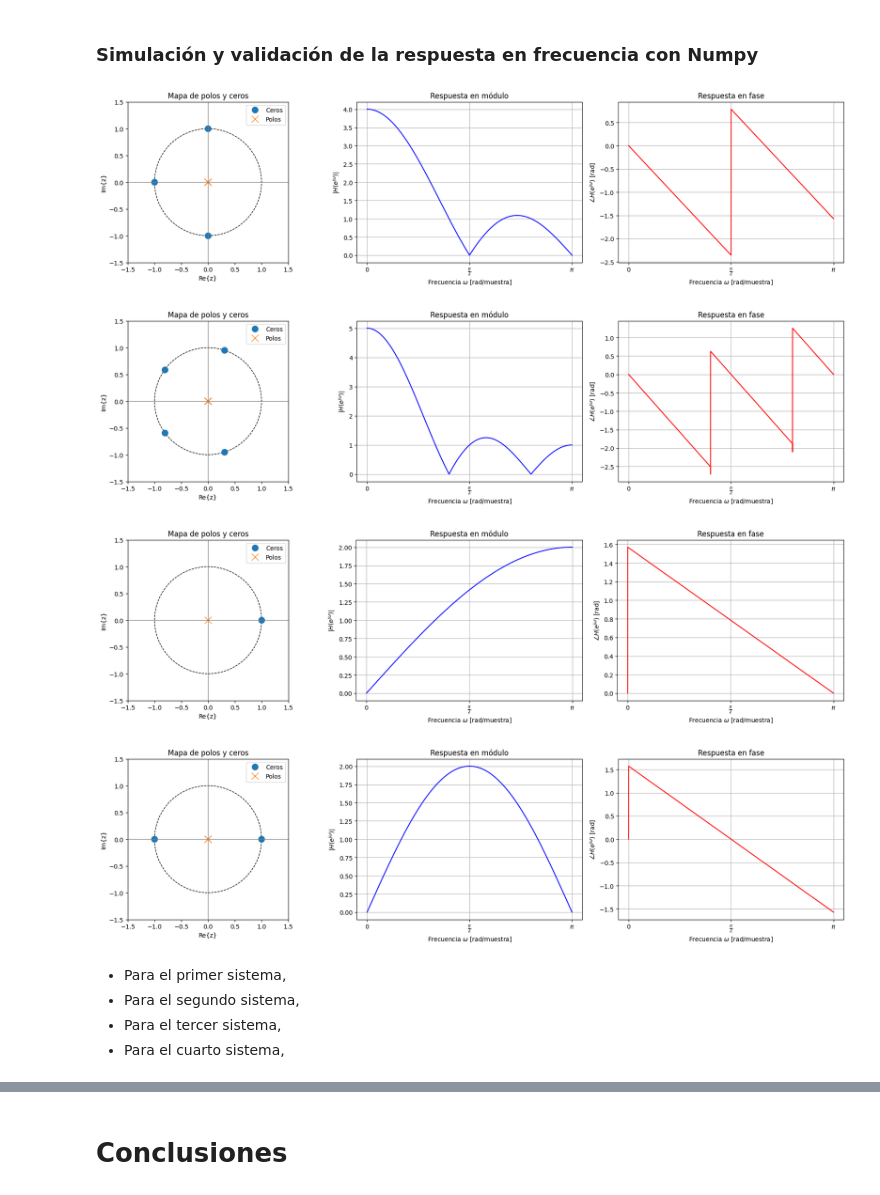
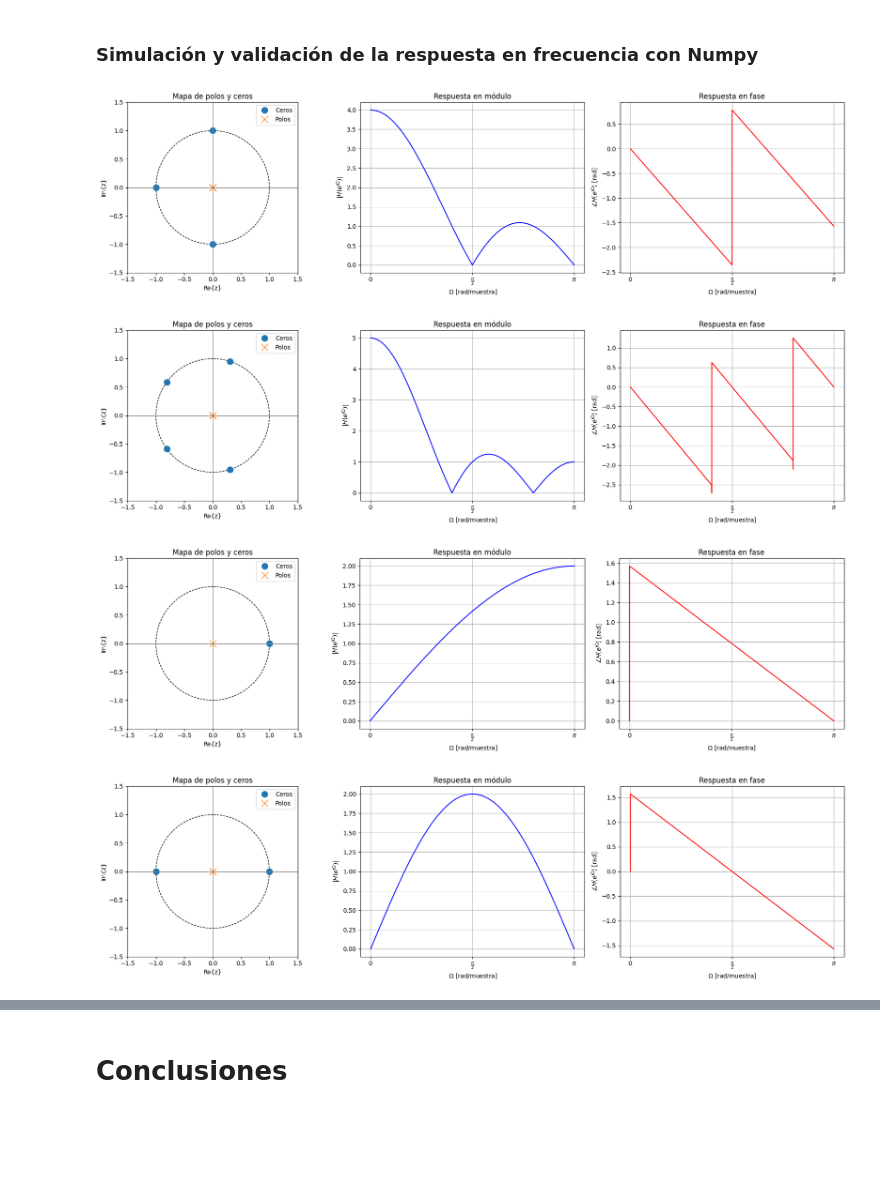
Before and after one commit to NicoSewrjugin/APS, a Jupyter notebook: TS7/TS7-Sewrjugin-Gervasi-UNSAM.ipynb, the cells around one changed output, grey strips where cells are left out. Saved outputs shown, nothing was run; the diff lists cells and outputs as text; code cells hidden in the pictures; blank space fills up the shorter version.

```diff
--- a/TS7/TS7-Sewrjugin-Gervasi-UNSAM.ipynb
+++ b/TS7/TS7-Sewrjugin-Gervasi-UNSAM.ipynb
@@ -109,8 +109,8 @@ def plot_freq_response(num, den):
     # Respuesta en módulo
     axs[1].plot(w, np.abs(h), 'b')
     axs[1].set_title("Respuesta en módulo")
-    axs[1].set_xlabel(r'Frecuencia $\omega$ [rad/muestra]')
-    axs[1].set_ylabel(r'$|H(e^{j\omega})|$')
+    axs[1].set_xlabel(r' $\Omega$ [rad/muestra]')
+    axs[1].set_ylabel(r'$|H(e^{j\Omega})|$')
     axs[1].grid(True)
     axs[1].set_xticks([0, np.pi/2, np.pi])
     axs[1].set_xticklabels([r'$0$', r'$\frac{\pi}{2}$', r'$\pi$'])
@@ -118,49 +118,44 @@ def plot_freq_response(num, den):
     # Respuesta en fase
     axs[2].plot(w, np.angle(h), 'r')
     axs[2].set_title("Respuesta en fase")
-    axs[2].set_xlabel(r'Frecuencia $\omega$ [rad/muestra]')
-    axs[2].set_ylabel(r'$\angle H(e^{j\omega})$ [rad]')
+    axs[2].set_xlabel(r'$\Omega$ [rad/muestra]')
+    axs[2].set_ylabel(r'$\angle H(e^{j\Omega})$ [rad]')
     axs[2].grid(True)
     axs[2].set_xticks([0, np.pi/2, np.pi])
     axs[2].set_xticklabels([r'$0$', r'$\frac{\pi}{2}$', r'$\pi$'])
 
 
-    plt.tight_layout(rect=[0, 0, 1, 0.95])
+    plt.tight_layout(rect=[0, 0, 1, 1])
     plt.show()
 
 #%% Sistema A
 num = [1, 1, 1, 1]  # 1 + z + z^2 + z^3
 den = [1, 0, 0, 0]  # z^3
 
 plot_freq_response(num, den)
 
 #%% Sistema B
 
 num_b = [1, 1, 1, 1, 1]  # 1 + z + z^2 + z^3 + z^4
 den_b = [1, 0, 0, 0, 0]  # z^4
 
 plot_freq_response(num_b, den_b)
 
 #%% Sistema C
 
 num_c = [1, -1]  # -1 + z
 den_c = [1, 0]      # z
 
 plot_freq_response(num_c, den_c)
 
 #%% Sistema D
 
 num_d = [1, 0, -1]  # -1 + z^2
 den_d = [1, 0, 0]
 
 plot_freq_response(num_d, den_d)
 # %% [output]
-[figure, old version]
+[figure, new version]
-[figure, old version]
+[figure, new version]
-[figure, old version]
+[figure, new version]
-[figure, old version]
+[figure, new version]
-# %% [markdown]
-- Para el primer sistema,
-- Para el segundo sistema,
-- Para el tercer sistema,
-- Para el cuarto sistema,
```
Also changed, not shown: parts of 2 cells of this notebook.
